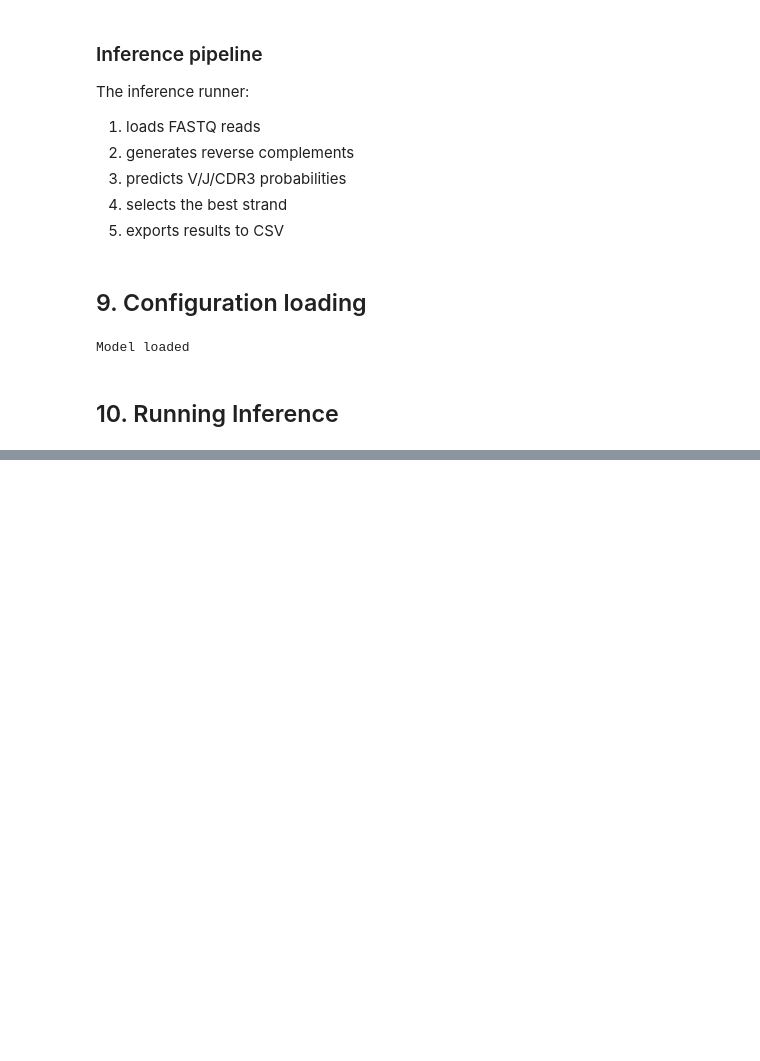
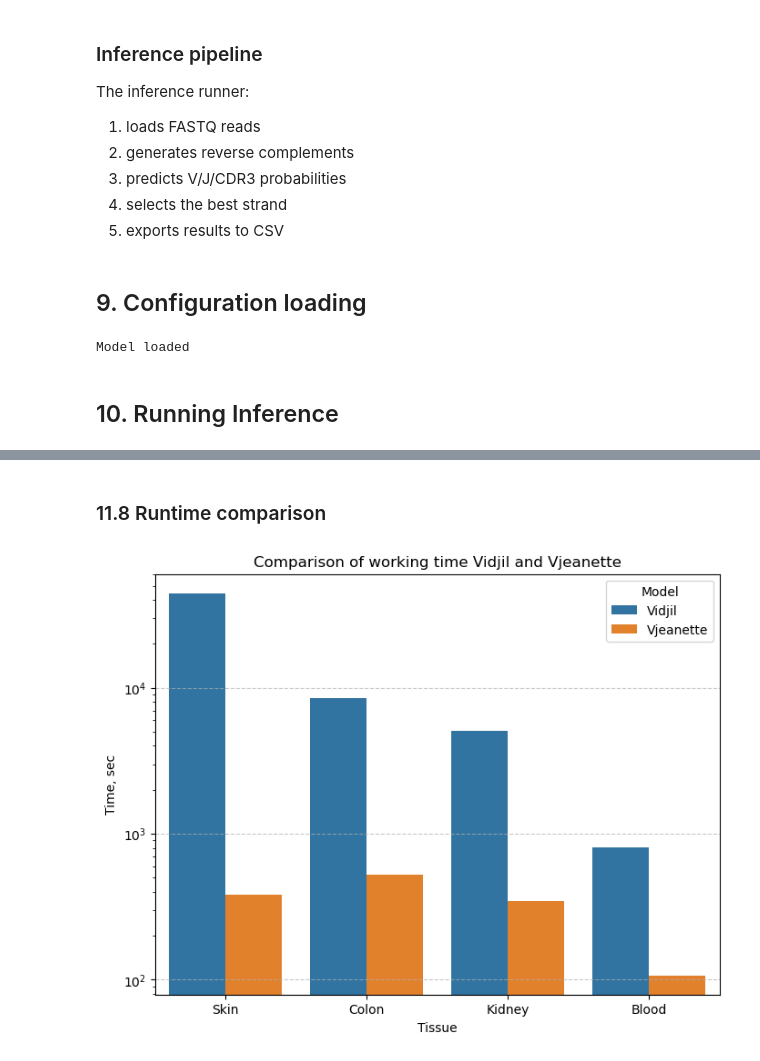
Before and after one commit to BelyashMatvey/vjeanette, a Jupyter notebook: notebooks/inference.ipynb, the cells around one changed output, grey strips where cells are left out. Drawn from its saved outputs; the diff is of its cells as text; code cells hidden in the pictures; blank space fills up the shorter version.

Commit message:
Change model

```diff
--- a/notebooks/inference.ipynb
+++ b/notebooks/inference.ipynb
@@ -1163,13 +892,0 @@ plt.show()
-# %%
-import matplotlib.pyplot as plt
-from sklearn.metrics import ConfusionMatrixDisplay
-
-# Сбрасываем настройки стиля
-plt.rcParams.update(plt.rcParamsDefault)
-
-ConfusionMatrixDisplay.from_predictions(data_merged['has_j_ok_x'], data_merged['has_j_ok_y'],
-                                        display_labels=['Negative', 'Positive'],
-                                        cmap='Blues')
-plt.title('Confusion Matrix - J Gene Vjeanette')
-
-plt.show()
@@ -1335,0 +1571,2 @@ Index(['Unnamed: 0', 'sequence', 'sequence_id', 'v_sequence_start',
+# %% [markdown]
+### 11.8 Runtime comparison
@@ -1335,0 +1577,30 @@ Index(['Unnamed: 0', 'sequence', 'sequence_id', 'v_sequence_start',
+# %%
+import matplotlib.pyplot as plt
+import pandas as pd
+import seaborn as sns
+
+# Ваши исходные данные
+vidjil = [44497.12, 8518.23, 5099.43, 804.48]
+vjeanette = [381.85, 522.99, 346.86, 106.93]
+names = ["Skin", "Colon", "Kidney", "Blood"]
+
+data = pd.DataFrame(
+    {
+        "Tissue": names * 2,
+        "Value": vidjil + vjeanette,
+        "Model": ["Vidjil"] * 4 + ["Vjeanette"] * 4,
+    }
+)
+
+plt.figure(figsize=(8, 6))
+
+sns.barplot(x="Tissue", y="Value", hue="Model", data=data)
+
+plt.title("Comparison of working time Vidjil and Vjeanette")
+plt.xlabel("Tissue")
+plt.ylabel("Time, sec")
+plt.grid(axis="y", linestyle="--", alpha=0.7)
+plt.yscale('log')
+plt.show()
+# %% [output]
+[figure, added]
```
Also changed, not shown: parts of 85 cells of this notebook, 38 other files.
